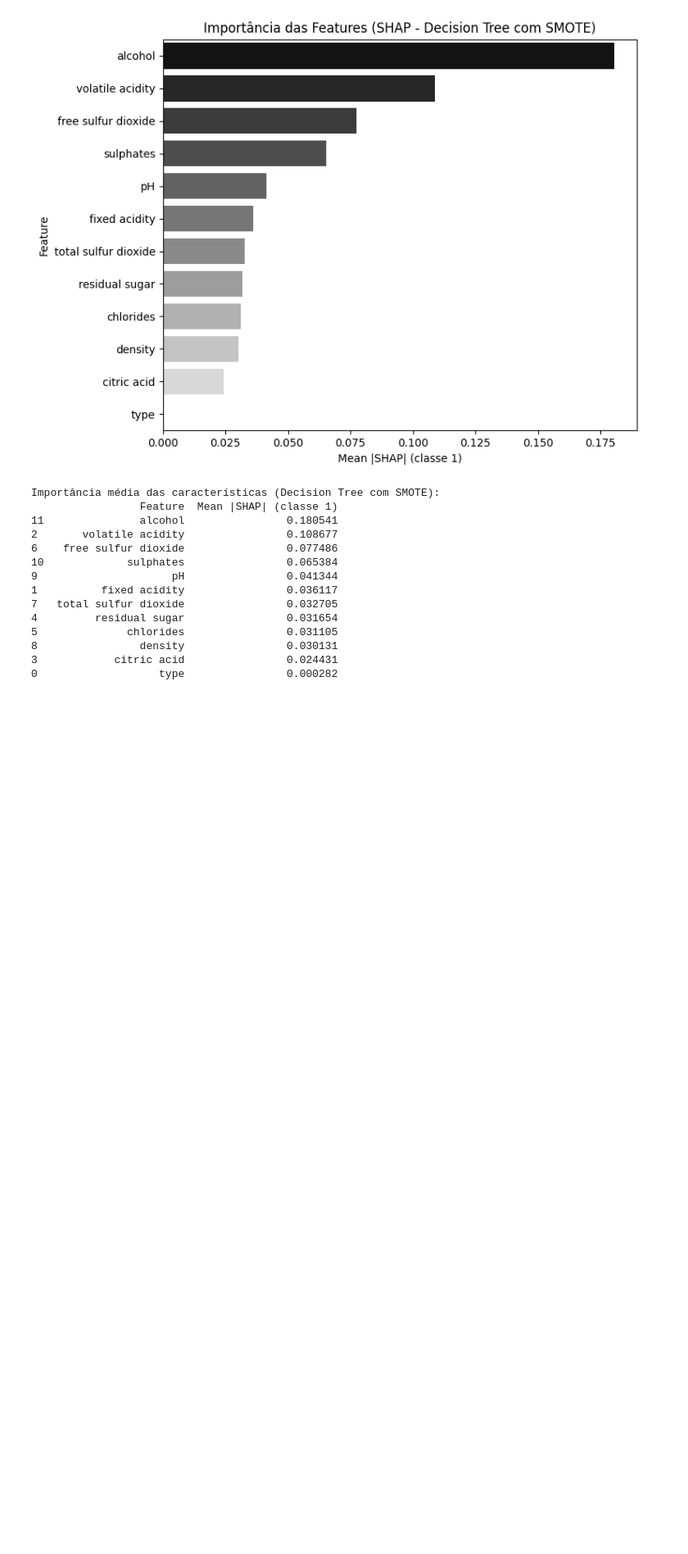
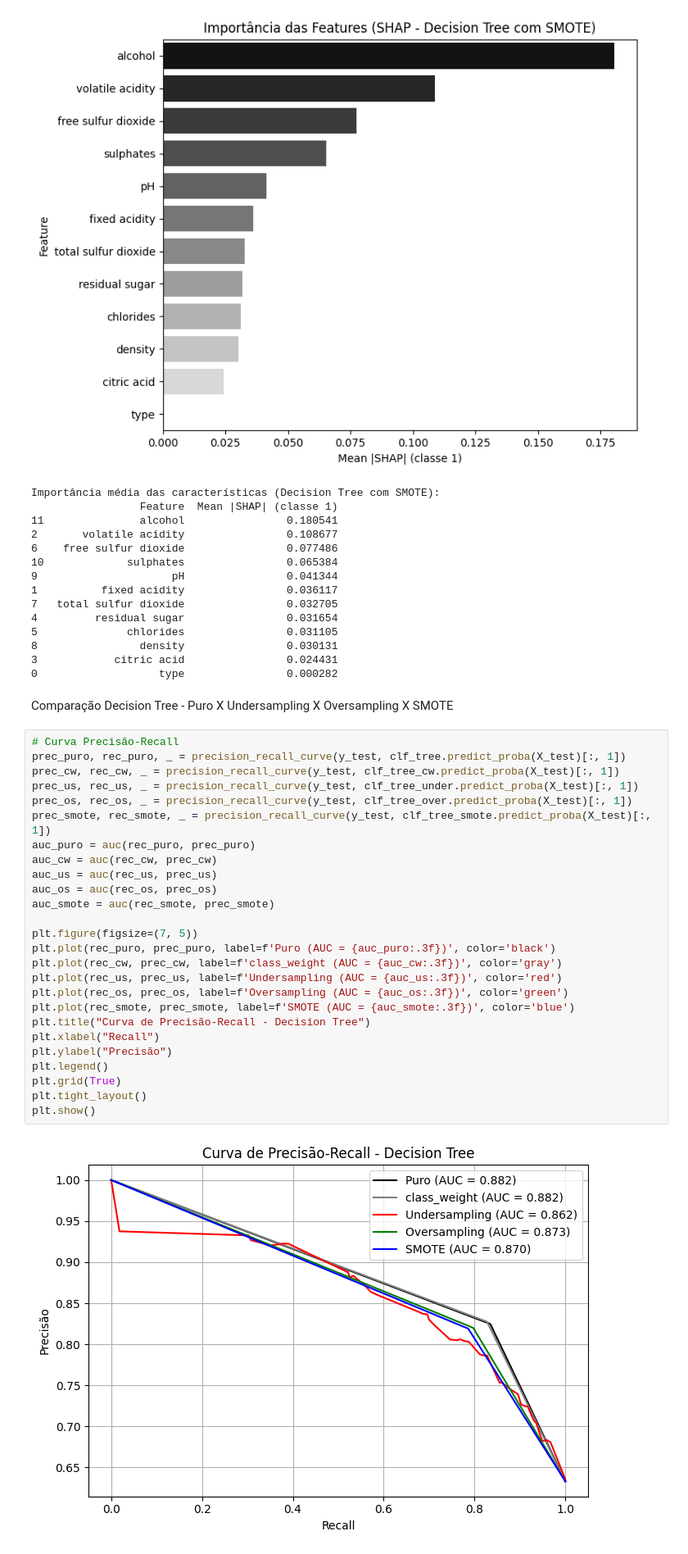
Before and after one commit to BMateusSs/Projeto-PSI3, a Jupyter notebook: decision_tree_wine_quality.ipynb, the cells around one changed output. Shown at 82% size. Drawn from its saved outputs; the diff is of its cells as text; blank space fills up the shorter version.

Commit message:
comparações decision tree + avaliação underfitting KNN

```diff
--- a/decision_tree_wine_quality.ipynb
+++ b/decision_tree_wine_quality.ipynb
@@ -843,3 +843,33 @@ Importância média das características (Decision Tree com SMOTE):
 8                density                0.030131
 3            citric acid                0.024431
 0                   type                0.000282
+# %% [markdown]
+Comparação Decision Tree - Puro X Undersampling X Oversampling X SMOTE
+# %%
+# Curva Precisão-Recall
+prec_puro, rec_puro, _ = precision_recall_curve(y_test, clf_tree.predict_proba(X_test)[:, 1])
+prec_cw, rec_cw, _ = precision_recall_curve(y_test, clf_tree_cw.predict_proba(X_test)[:, 1])
+prec_us, rec_us, _ = precision_recall_curve(y_test, clf_tree_under.predict_proba(X_test)[:, 1])
+prec_os, rec_os, _ = precision_recall_curve(y_test, clf_tree_over.predict_proba(X_test)[:, 1])
+prec_smote, rec_smote, _ = precision_recall_curve(y_test, clf_tree_smote.predict_proba(X_test)[:, 1])
+auc_puro = auc(rec_puro, prec_puro)
+auc_cw = auc(rec_cw, prec_cw)
+auc_us = auc(rec_us, prec_us)
+auc_os = auc(rec_os, prec_os)
+auc_smote = auc(rec_smote, prec_smote)
+
+plt.figure(figsize=(7, 5))
+plt.plot(rec_puro, prec_puro, label=f'Puro (AUC = {auc_puro:.3f})', color='black')
+plt.plot(rec_cw, prec_cw, label=f'class_weight (AUC = {auc_cw:.3f})', color='gray')
+plt.plot(rec_us, prec_us, label=f'Undersampling (AUC = {auc_us:.3f})', color='red')
+plt.plot(rec_os, prec_os, label=f'Oversampling (AUC = {auc_os:.3f})', color='green')
+plt.plot(rec_smote, prec_smote, label=f'SMOTE (AUC = {auc_smote:.3f})', color='blue')
+plt.title("Curva de Precisão-Recall - Decision Tree")
+plt.xlabel("Recall")
+plt.ylabel("Precisão")
+plt.legend()
+plt.grid(True)
+plt.tight_layout()
+plt.show()
+# %% [output]
+[figure, added]
```
Also changed, not shown: parts of 9 cells of this notebook, 1 other file.
